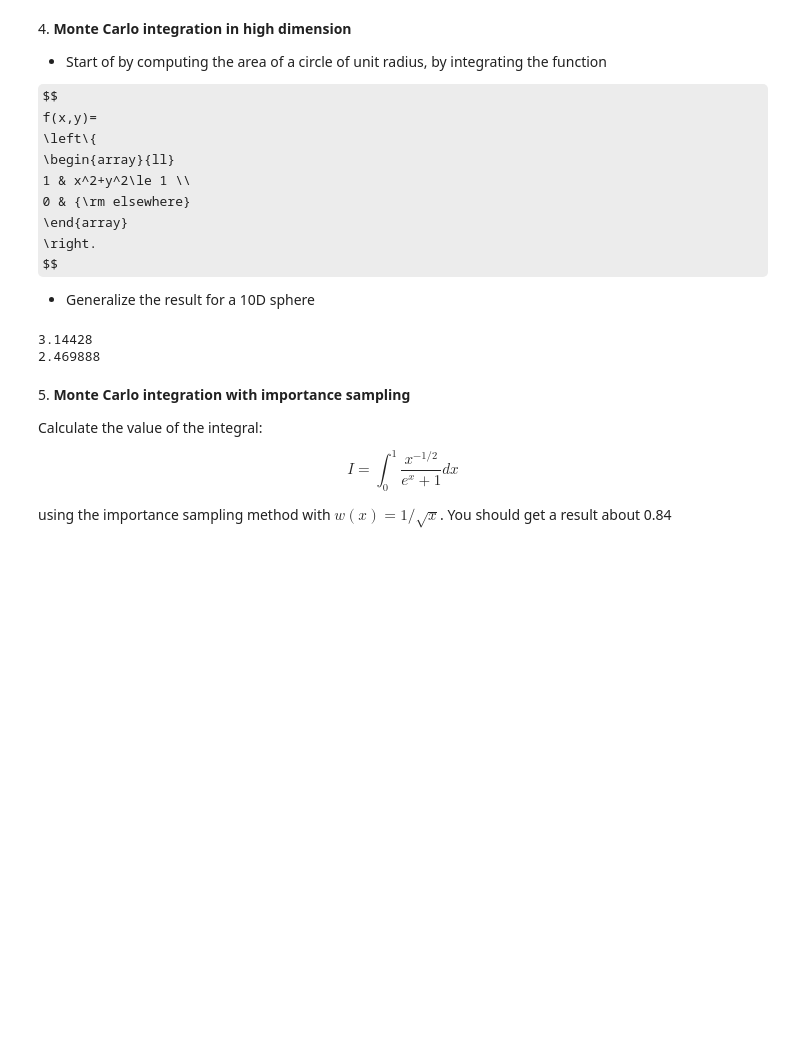
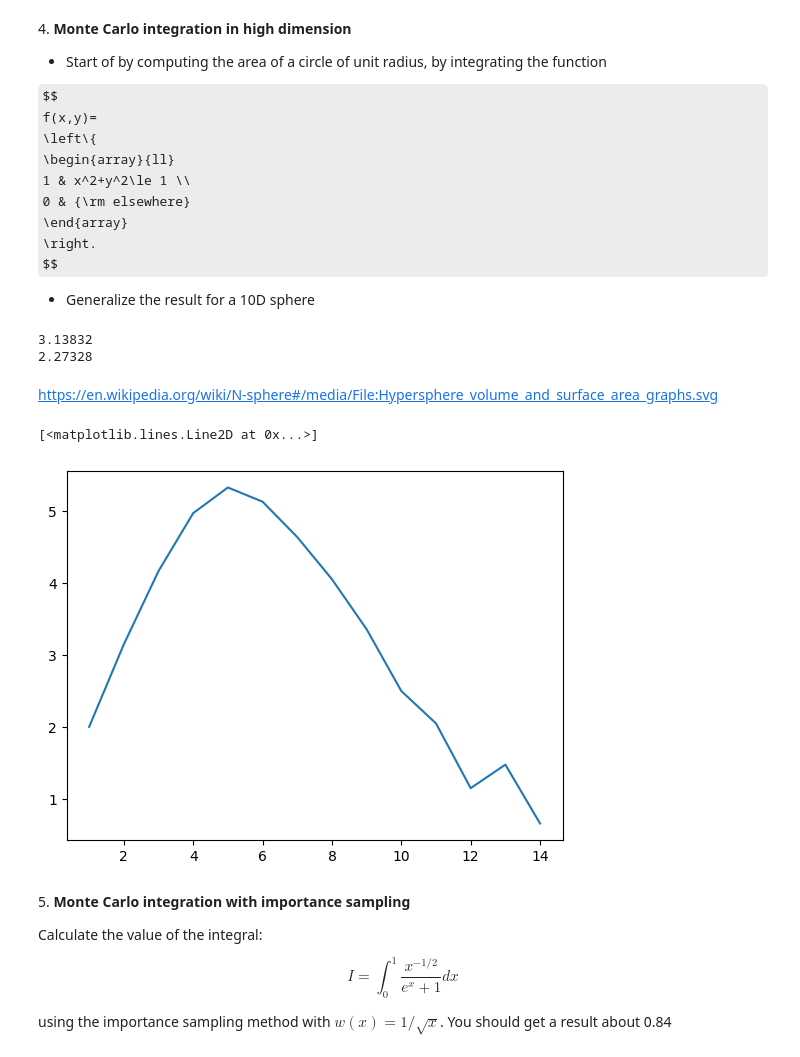
Before and after one commit to GiancarloSaran/LaboratoryOfComputationalPhysics_Y6, a Jupyter notebook: 10ex_MonteCarlo.ipynb, the cells around one changed output. Cells and saved outputs as stored; diff of their text form; code cells hidden in the pictures; some formulas as TeX source; blank space fills up the shorter version.

```diff
--- a/10ex_MonteCarlo.ipynb
+++ b/10ex_MonteCarlo.ipynb
@@ -121,11 +120,20 @@ def n_ball(n, k):
   u = npr.uniform(-1, 1, size=(n, k))
   f = np.linalg.norm(u, axis=0)
   return n_vol*np.count_nonzero(f<=1)/k
-print(n_ball(2, 500000))
-print(n_ball(10, 500000))
+print(n_ball(2, 50000))
+print(n_ball(10, 50000))
 # %% [output]
-3.14428
-2.469888
+3.13832
+2.27328
+# %% [markdown]
+https://en.wikipedia.org/wiki/N-sphere#/media/File:Hypersphere_volume_and_surface_area_graphs.svg
+# %%
+N = np.arange(1,15)
+vol = np.array([n_ball(n, 50000) for n in N])
+plt.plot(N, vol)
+# %% [output]
+[<matplotlib.lines.Line2D at 0x...>]
+[figure, added]
 # %% [markdown]
 5\. **Monte Carlo integration with importance sampling**
 
```
Also changed, not shown: parts of 6 cells of this notebook.
